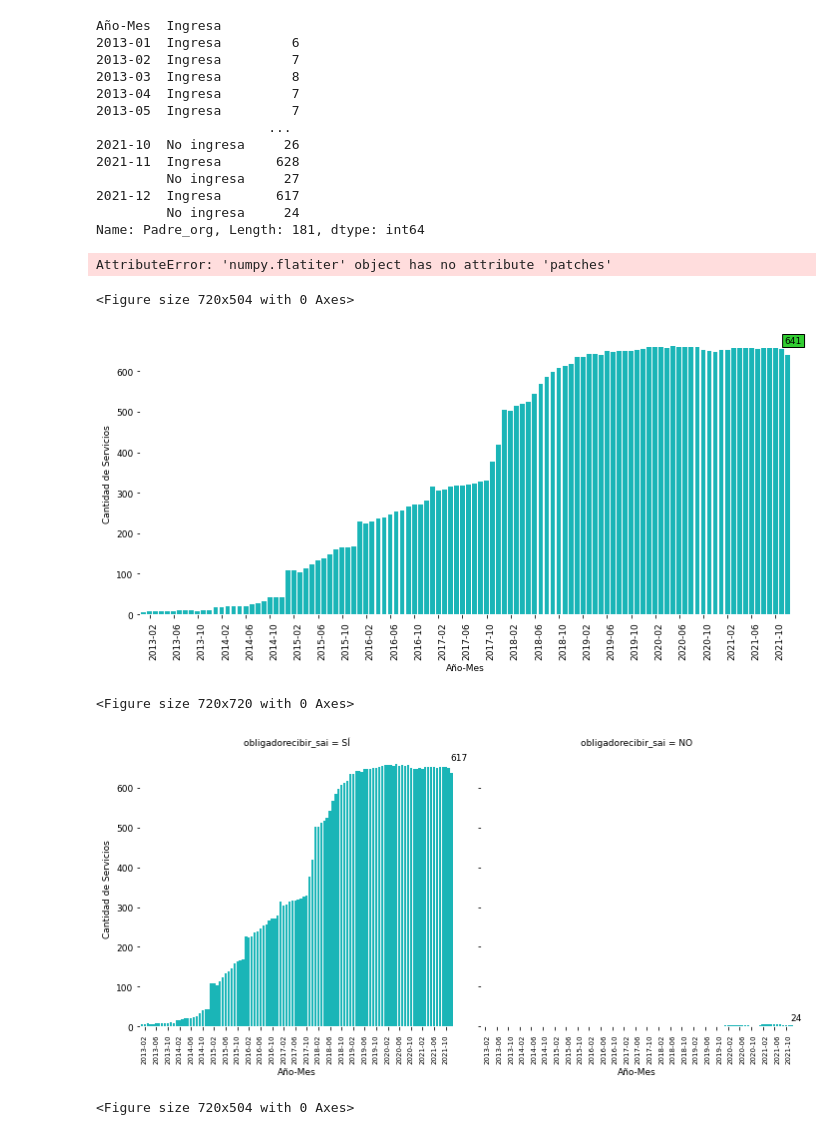
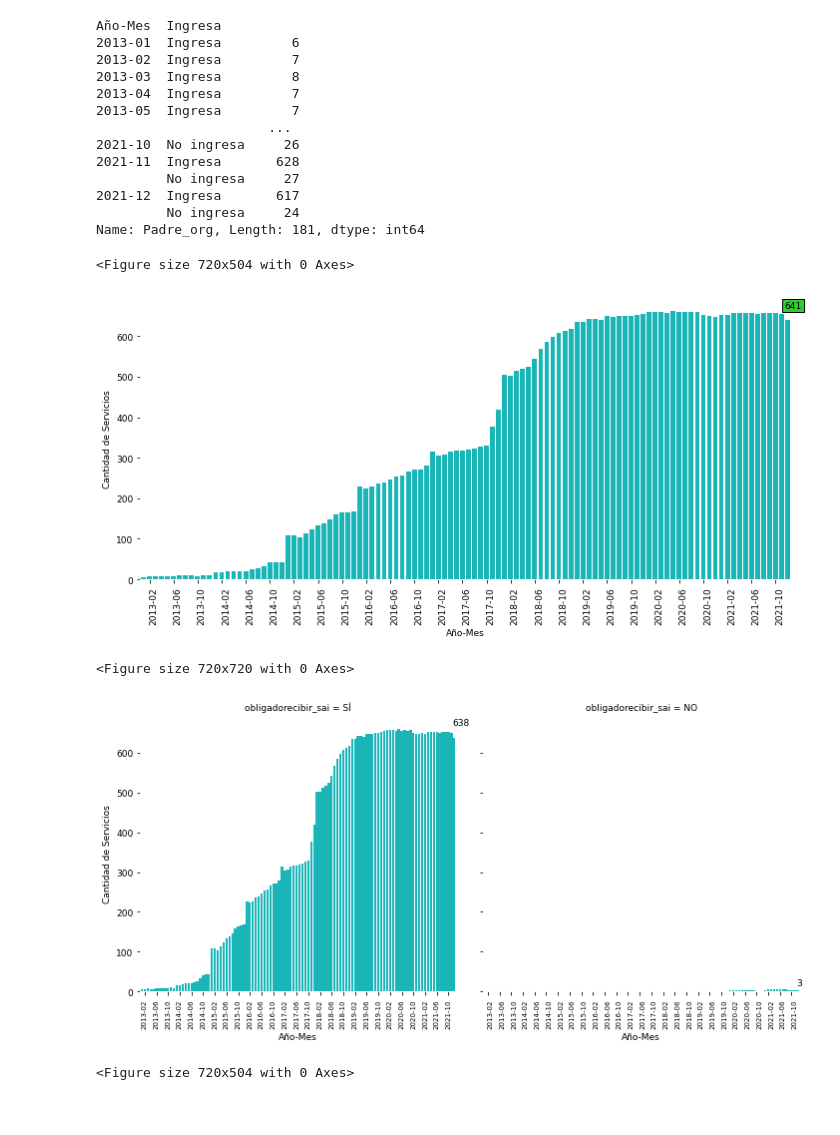
Before and after one commit to josemoragonzalez/PublicEmployment, a Jupyter notebook: informe.ipynb, the cells around one changed output. Saved outputs shown, nothing was run; the diff lists cells and outputs as text; code cells hidden in the pictures.

```diff
--- a/informe.ipynb
+++ b/informe.ipynb
@@ -417,7 +417,7 @@ Name: Padre_org, Length: 181, dtype: int64
 # %%
 import seaborn as sns
 plt.figure(figsize=(10,7))
-g1 = sns.catplot(kind='count', data=df6, x='Año-Mes', aspect=2, color='darkturquoise', edgecolor='none')
+g1 = sns.catplot(kind='count', ci=None, data=df6, x='Año-Mes', aspect=2, color='darkturquoise')
 g1.set_xticklabels(rotation=90, ha='left')
 ax = g1.axes.flat
 ax[0].set_ylabel('Cantidad de Servicios')
@@ -426,34 +426,32 @@ ax[0].spines['bottom'].set_color('white')
 ax[0].annotate('641', xy=(106.5,670), bbox={'facecolor': 'limegreen', 'alpha': 1, 'pad': 2})
 plt.xticks(ticksf['col'], ticksf['Año-Mes'],ha='left')
 plt.tight_layout()
-plt.setp(ax.pat, linewidth=0)
 plt.savefig('fig5.png', bbox_inches = 'tight')
 plt.show()
 # %% [output]
-AttributeError: 'numpy.flatiter' object has no attribute 'patches'
+<Figure size 720x504 with 0 Axes>
-<Figure size 720x504 with 0 Axes>
 [figure]
 # %%
 import matplotlib
 plt.figure(figsize=(10,10))
 g1 = sns.catplot(kind='count', data=df6, x='Año-Mes', col="obligadorecibir_sai", aspect=1, color='darkturquoise')
 g1.set_xticklabels(rotation=90, fontsize=7)
 ax = g1.axes.flat
 plt.xticks(ticksf['col'], ticksf['Año-Mes'],ha='left')
 ax[0].set_ylabel('Cantidad de Servicios')
 ax[0].spines['left'].set_color('white')
 ax[1].spines['left'].set_color('white')
 ax[0].spines['bottom'].set_color('white')
 ax[1].spines['bottom'].set_color('white')
-ax[0].annotate('617', xy=(106.5,670))
-ax[1].annotate('24', xy=(106.5,15))
+ax[0].annotate('638', xy=(106.5,670))
+ax[1].annotate('3', xy=(106.5,15))
 plt.tight_layout()
 plt.savefig('fig6.png', bbox_inches = 'tight')
 
 plt.show()
 # %% [output]
 <Figure size 720x720 with 0 Axes>
-[figure, old version]
+[figure, new version]
 # %%
 plt.figure(figsize=(10,7))
 g2 = sns.catplot(kind='count', data=df6, x='Año-Mes', col="Ingresa", aspect=1, color='darkturquoise')
```
Also changed, not shown: parts of 2 cells of this notebook, 2 other files.
